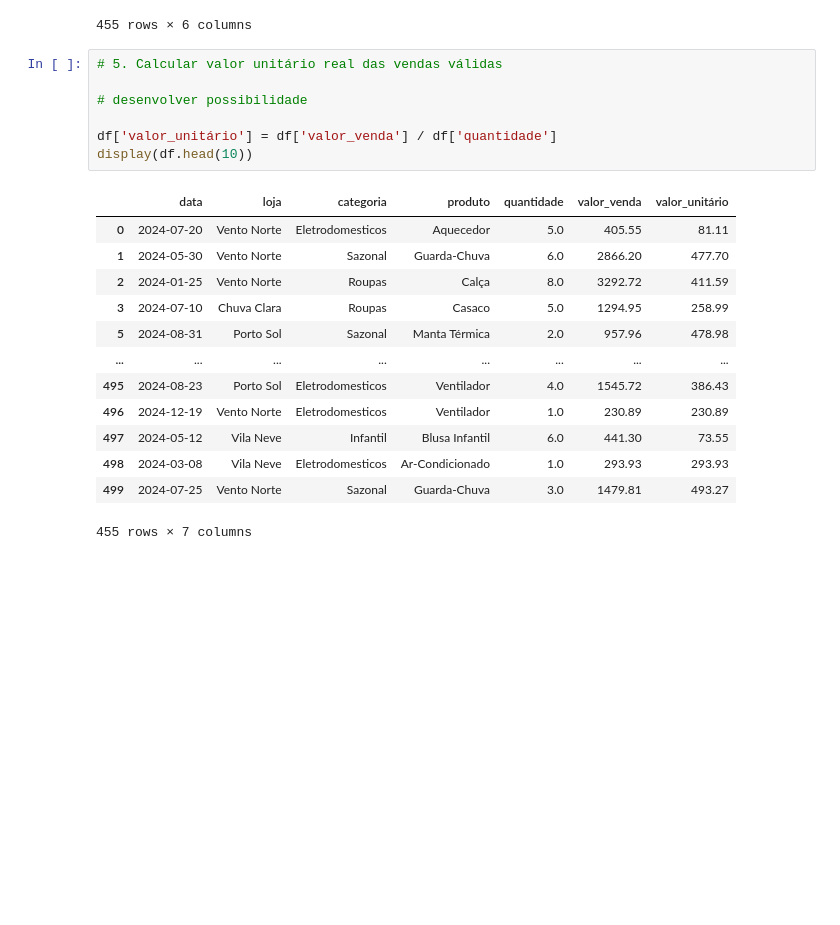
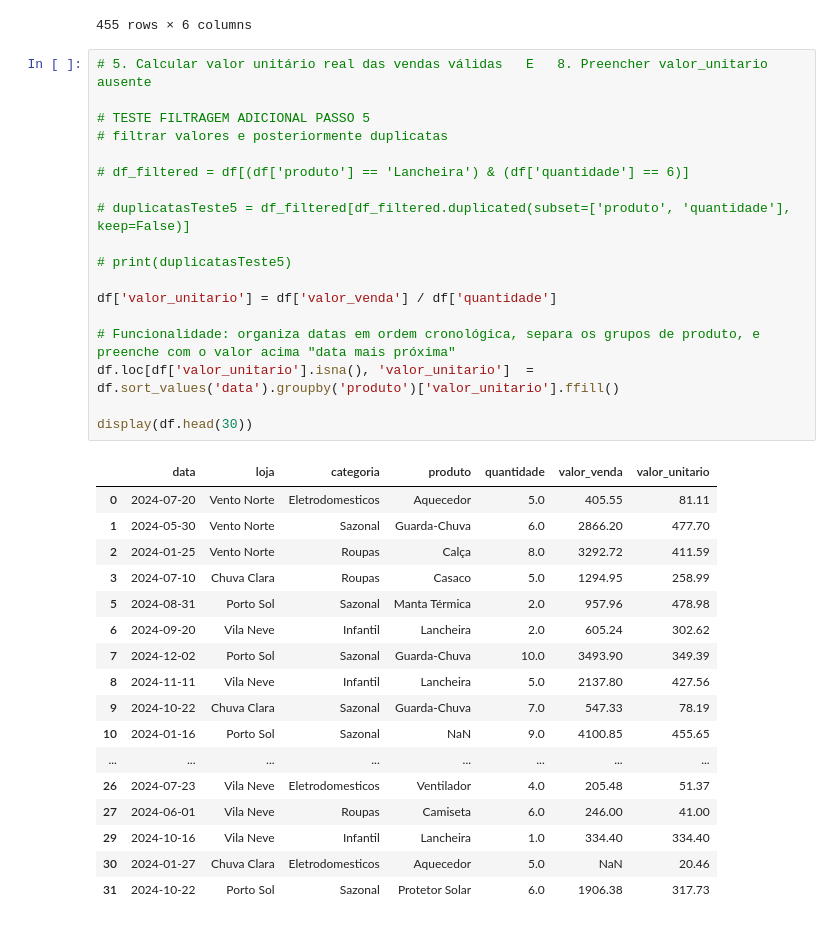
Before and after one commit to IIIgorMoura/PY-tratamento_analise_dados, a Jupyter notebook: main.ipynb, the cells around one changed output. Saved outputs shown, nothing was run; the diff lists cells and outputs as text; blank space fills up the shorter version.

```diff
--- a/main.ipynb
+++ b/main.ipynb
@@ -111,24 +112,39 @@ display(df)
 | 498 | 2024-03-08 | Vila Neve | Eletrodomesticos | Ar-Condicionado | 1.0 | 293.93 |
 | 499 | 2024-07-25 | Vento Norte | Sazonal | Guarda-Chuva | 3.0 | 1479.81 |
 455 rows × 6 columns
-# %%
-# 5. Calcular valor unitário real das vendas válidas
-
-# desenvolver possibilidade
-
-df['valor_unitário'] = df['valor_venda'] / df['quantidade']
-display(df.head(10))
-# %% [output]
-|  | data | loja | categoria | produto | quantidade | valor_venda | valor_unitário |
-| 0 | 2024-07-20 | Vento Norte | Eletrodomesticos | Aquecedor | 5.0 | 405.55 | 81.11 |
-| 1 | 2024-05-30 | Vento Norte | Sazonal | Guarda-Chuva | 6.0 | 2866.20 | 477.70 |
-| 2 | 2024-01-25 | Vento Norte | Roupas | Calça | 8.0 | 3292.72 | 411.59 |
-| 3 | 2024-07-10 | Chuva Clara | Roupas | Casaco | 5.0 | 1294.95 | 258.99 |
-| 5 | 2024-08-31 | Porto Sol | Sazonal | Manta Térmica | 2.0 | 957.96 | 478.98 |
-| ... | ... | ... | ... | ... | ... | ... | ... |
-| 495 | 2024-08-23 | Porto Sol | Eletrodomesticos | Ventilador | 4.0 | 1545.72 | 386.43 |
-| 496 | 2024-12-19 | Vento Norte | Eletrodomesticos | Ventilador | 1.0 | 230.89 | 230.89 |
-| 497 | 2024-05-12 | Vila Neve | Infantil | Blusa Infantil | 6.0 | 441.30 | 73.55 |
-| 498 | 2024-03-08 | Vila Neve | Eletrodomesticos | Ar-Condicionado | 1.0 | 293.93 | 293.93 |
-| 499 | 2024-07-25 | Vento Norte | Sazonal | Guarda-Chuva | 3.0 | 1479.81 | 493.27 |
-455 rows × 7 columns
+# %%
+# 5. Calcular valor unitário real das vendas válidas   E   8. Preencher valor_unitario ausente
+
+# TESTE FILTRAGEM ADICIONAL PASSO 5
+# filtrar valores e posteriormente duplicatas
+
+# df_filtered = df[(df['produto'] == 'Lancheira') & (df['quantidade'] == 6)]
+
+# duplicatasTeste5 = df_filtered[df_filtered.duplicated(subset=['produto', 'quantidade'], keep=False)]
+
+# print(duplicatasTeste5)
+
+df['valor_unitario'] = df['valor_venda'] / df['quantidade']
+
+# Funcionalidade: organiza datas em ordem cronológica, separa os grupos de produto, e preenche com o valor acima "data mais próxima"
+df.loc[df['valor_unitario'].isna(), 'valor_unitario']  = df.sort_values('data').groupby('produto')['valor_unitario'].ffill()
+
+display(df.head(30))
+# %% [output]
+|  | data | loja | categoria | produto | quantidade | valor_venda | valor_unitario |
+| 0 | 2024-07-20 | Vento Norte | Eletrodomesticos | Aquecedor | 5.0 | 405.55 | 81.11 |
+| 1 | 2024-05-30 | Vento Norte | Sazonal | Guarda-Chuva | 6.0 | 2866.20 | 477.70 |
+| 2 | 2024-01-25 | Vento Norte | Roupas | Calça | 8.0 | 3292.72 | 411.59 |
+| 3 | 2024-07-10 | Chuva Clara | Roupas | Casaco | 5.0 | 1294.95 | 258.99 |
+| 5 | 2024-08-31 | Porto Sol | Sazonal | Manta Térmica | 2.0 | 957.96 | 478.98 |
+| 6 | 2024-09-20 | Vila Neve | Infantil | Lancheira | 2.0 | 605.24 | 302.62 |
+| 7 | 2024-12-02 | Porto Sol | Sazonal | Guarda-Chuva | 10.0 | 3493.90 | 349.39 |
+| 8 | 2024-11-11 | Vila Neve | Infantil | Lancheira | 5.0 | 2137.80 | 427.56 |
+| 9 | 2024-10-22 | Chuva Clara | Sazonal | Guarda-Chuva | 7.0 | 547.33 | 78.19 |
+| 10 | 2024-01-16 | Porto Sol | Sazonal | NaN | 9.0 | 4100.85 | 455.65 |
+| ... | ... | ... | ... | ... | ... | ... | ... |
+| 26 | 2024-07-23 | Vila Neve | Eletrodomesticos | Ventilador | 4.0 | 205.48 | 51.37 |
+| 27 | 2024-06-01 | Vila Neve | Roupas | Camiseta | 6.0 | 246.00 | 41.00 |
+| 29 | 2024-10-16 | Vila Neve | Infantil | Lancheira | 1.0 | 334.40 | 334.40 |
+| 30 | 2024-01-27 | Chuva Clara | Eletrodomesticos | Aquecedor | 5.0 | NaN | 20.46 |
+| 31 | 2024-10-22 | Porto Sol | Sazonal | Protetor Solar | 6.0 | 1906.38 | 317.73 |
```
Also changed, not shown: parts of 12 cells of this notebook, 1 other file.
